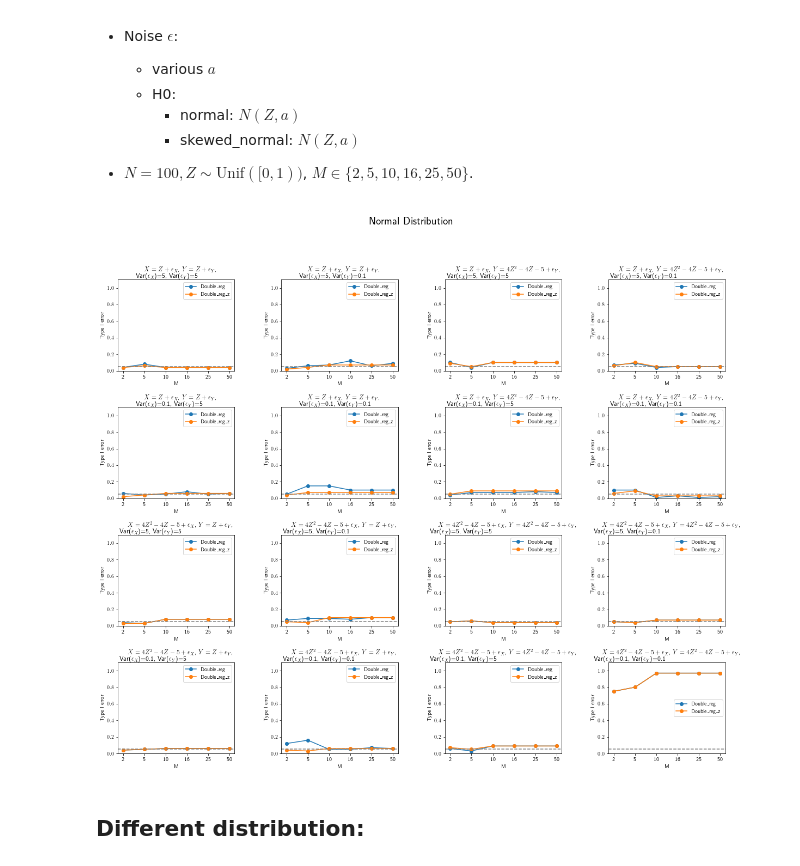
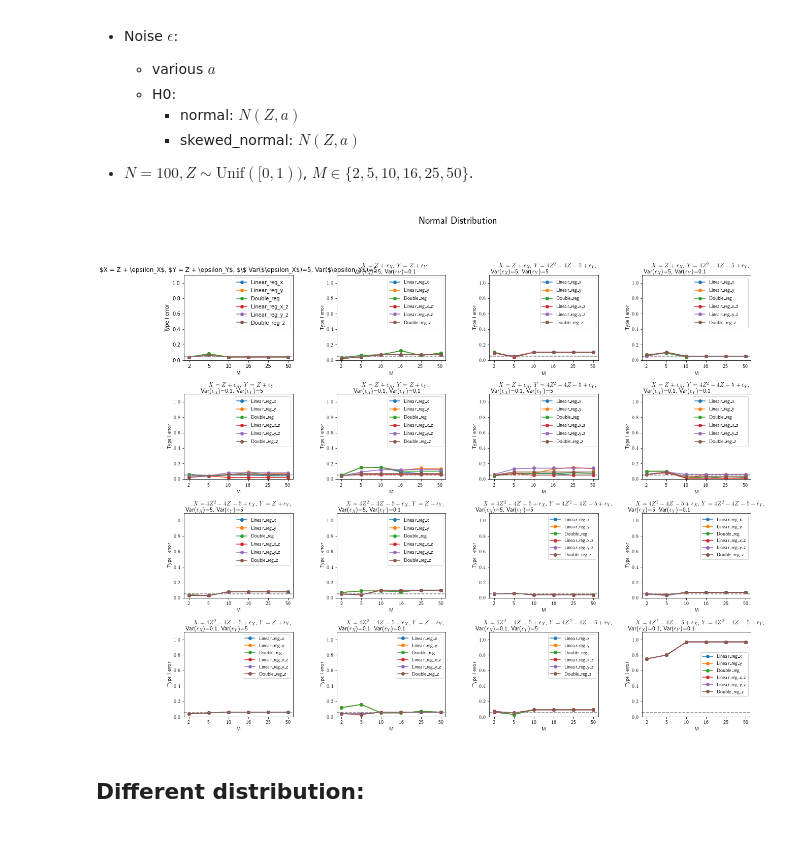
Before and after one commit to lmqxwm/LPT, a Jupyter notebook: simulation7.ipynb, the cells around one changed output. Drawn from its saved outputs; the diff is of its cells as text; code cells hidden in the pictures; blank space fills up the shorter version.

```diff
--- a/simulation7.ipynb
+++ b/simulation7.ipynb
@@ -36,35 +36,35 @@ import matplotlib.pyplot as plt
 # %%
 types = "normal"
 hs = 'h0'
 vxs = [5, 0.1]
 vys = [5, 0.1]
 xfuns = ['$X = Z + \epsilon_X$', '$X = 4Z^2 - 4Z-5 + \epsilon_X$']
 yfuns = ['$Y = Z + \epsilon_Y$', '$Y = 4Z^2 - 4Z-5  + \epsilon_Y$']
 plt.figure(figsize=(20, 16))
 plt.subplots_adjust(wspace=.4, hspace=.4)
 for xf in range(2):
     for yf in range(2):
         for vx1 in range(len(vxs)):
             for vy1 in range(len(vys)):
                 plt.subplot(4, 4, xf*8+vx1*4+yf*2+vy1+1)
                 result = pd.read_csv("./results/result_z/result_55_x_func_"+str(xf)+"_"+str(yf)+"_var_"+str(vxs[vx1])+"_"+str(vys[vy1])+"_"+hs+"_"+types+".csv", index_col=0)
-                result = result.iloc[[2,5],:]
+                result = result.iloc[:,:]
                 plt.plot(result.T, '-o')
                 plt.xlabel("M")
                 if hs == "h0":
                     plt.ylabel("Type I error")
                 else:
                     plt.ylabel("power")
                 plt.legend(result.index)
                 plt.ylim([0, 1.1])
                 plt.axhline(y=0.05, color='grey', linestyle='--')
                 plt.rcParams['text.usetex'] = True
                 plt.title(r"{}, {}, $\\$ Var($\epsilon_X$)={}, Var($\epsilon_Y$)={}".format(xfuns[xf], yfuns[yf], vxs[vx1], vys[vy1]))
 fig = plt.gcf()
 fig.suptitle("Normal Distribution", fontsize=20)
 plt.show()
 # %% [output]
-[figure, old version]
+[figure, new version]
 # %% [markdown]
 ## Different distribution:
 # %%
```
Also changed, not shown: 4 other files.
